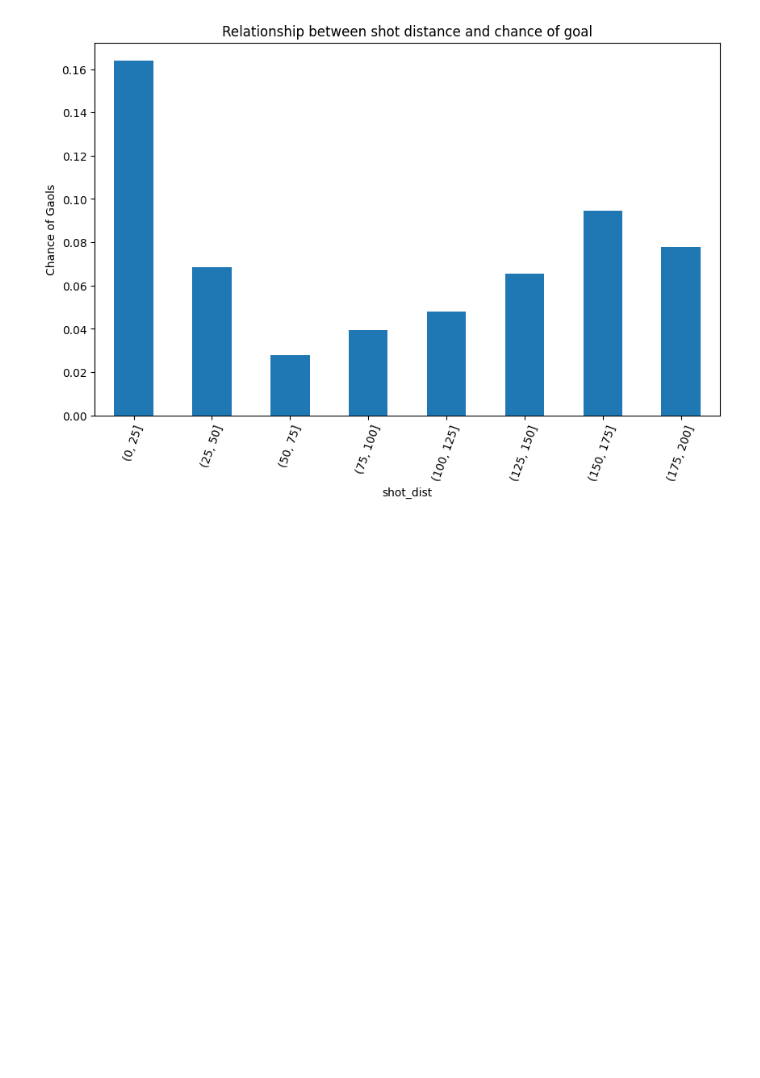
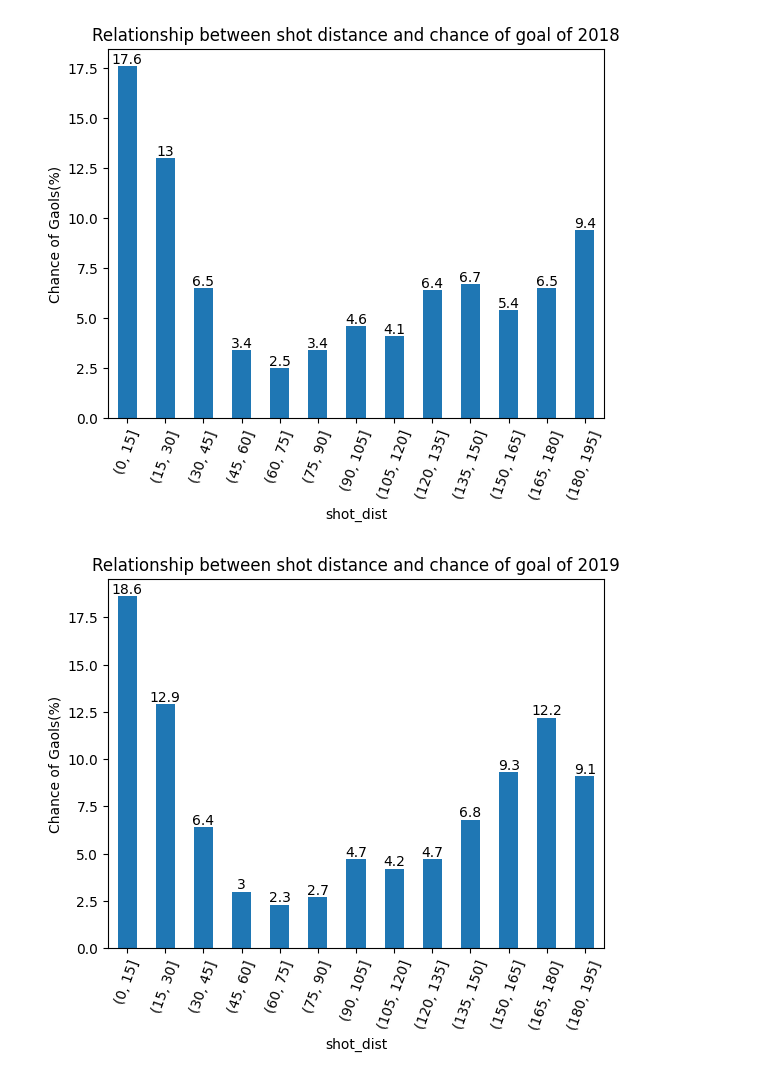
Before and after one commit to hfereidouni/DataScience, a Jupyter notebook: CodeBase/visualization_pt1.ipynb, the cells around one changed output. Saved outputs shown, nothing was run; the diff lists cells and outputs as text; code cells hidden in the pictures; blank space fills up the shorter version.

```diff
--- a/CodeBase/visualization_pt1.ipynb
+++ b/CodeBase/visualization_pt1.ipynb
@@ -79,6 +62,0 @@ df_pt1
-# %%
-ax = df_pt1[["total_goal","total_shot"]].plot.bar(stacked=True,rot=70,figsize=(10, 10))
-ax.set_ylim(0,55000)
-plt.title("Relation ship between shot type and chance of goal")
-plt.ylabel("Number of shots/goals")
-plt.show() #TODO: split into 3 figures, shot, goal and chance of goal
@@ -122,26 +111,7 @@ df_1820_filtered
-# %%
-df_dist = df_1820_filtered[["play_type","shot_dist"]]
-max_dist = np.sqrt((100*2)**2+42.5**2)
-bins=list(range(0,round(max_dist),25))
-df_1820_filtered_shot = df_1820_filtered #[df_1820_filtered["play_type"]=="Shot"]
-df_1820_filtered_goal = df_1820_filtered[df_1820_filtered["play_type"]=="Goal"]
-shot_count=pd.DataFrame(pd.cut(df_1820_filtered_shot["shot_dist"],bins=bins)).reset_index()
-shot_count= shot_count.groupby("shot_dist").agg("count")
-shot_count = shot_count.rename(columns={'index': 'Shots'})
-
-goal_count=pd.DataFrame(pd.cut(df_1820_filtered_goal["shot_dist"],bins=bins)).reset_index()
-goal_count= goal_count.groupby("shot_dist").agg("count")
-goal_count = goal_count.rename(columns={'index': 'Goals'})
-
-shot_goal_1820 = pd.concat([shot_count,goal_count],axis=1)
-shot_goal_1820["Percentage"] = shot_goal_1820["Goals"]/shot_goal_1820["Shots"]
-shot_goal_1820["Percentage"].plot.bar(rot=70,figsize=(10, 6))
-
-plt.title("Relationship between shot distance and chance of goal")
-plt.ylabel("Chance of Gaols")
-plt.show()
-# each season not all seasons
-# histogram, chance of goal
-# left right and both (3 plots)
-# %% [output]
-[figure, removed]
+# %%
+dist_shot_plot(2018,season_2018_path,15)
+dist_shot_plot(2019,season_2019_path,15)
+dist_shot_plot(2020,season_2020_path,15)
+# %% [output]
+[figure, added]
+[figure, added]
```
Also changed, not shown: parts of 20 cells of this notebook, 2 other files.
